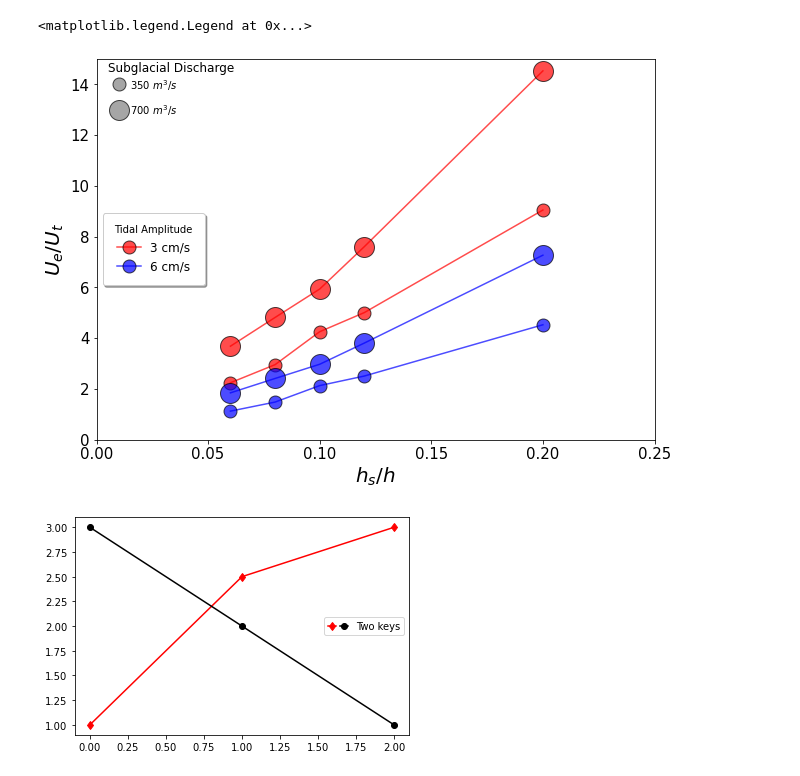
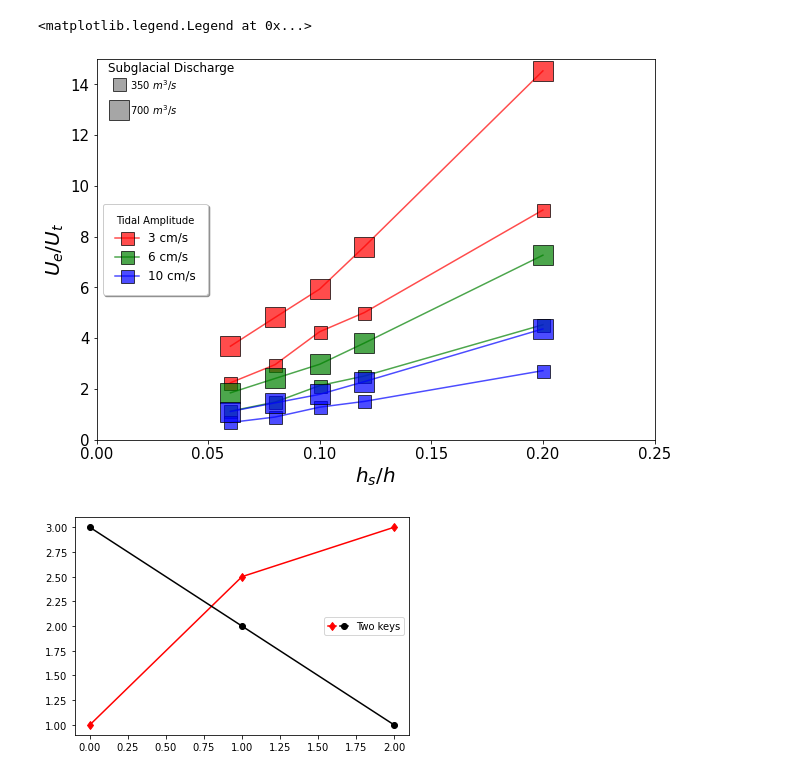
Before and after one commit to weiyangbao/Jupyter-Iceplume, a Jupyter notebook: ParameterSpace.ipynb, the cells around one changed output. Saved outputs shown, nothing was run; the diff lists cells and outputs as text; code cells hidden in the pictures.

```diff
--- a/ParameterSpace.ipynb
+++ b/ParameterSpace.ipynb
@@ -35,7 +35,7 @@ R
 # %%
 h = 150 # Maximum water column depth
 hs = np.array([9, 12, 15, 18, 30]) # Sill depth
-U0 = np.array([3, 6]) # Tidal current amplitude (cm/s) at OB
+U0 = np.array([3, 6, 10]) # Tidal current amplitude (cm/s) at OB
 Qsg = np.array([350, 700]) # Subglacial discharge
 T = 44714.16 # M2 tidal period
 
@@ -55,39 +55,41 @@ ax.set(xlim=(0, .25), ylim=(0, 15))
 #ax.set_ylim([0,15])
 #plt.axis('square')
 
 plt.xticks(fontsize=15)
 plt.yticks(fontsize=15)
 plt.xlabel(r'$h_s/h$', size=20, weight='bold')
 plt.ylabel(r'$U_e/U_t$', size=20, weight='bold')
 
 
 x_mark = [.01, .01]
 y_mark = [13, 14]
-plt.plot(x_mark[0],y_mark[0], marker='o', alpha=.7, ms=2*(7+3), color='grey', markeredgecolor='k')
-plt.plot(x_mark[1],y_mark[1], marker='o', alpha=.7, ms=2*(3.5+3), color='grey', markeredgecolor='k')
+plt.plot(x_mark[0],y_mark[0], marker='s', alpha=.7, ms=2*(7+3), color='grey', markeredgecolor='k')
+plt.plot(x_mark[1],y_mark[1], marker='s', alpha=.7, ms=2*(3.5+3), color='grey', markeredgecolor='k')
 plt.text(x_mark[0]+5e-3, y_mark[0]-0.2, '700 $m^3/s$', fontsize=10)
 plt.text(x_mark[1]+5e-3, y_mark[1]-0.2, '350 $m^3/s$', fontsize=10)
 ax.text(5e-3,14.5, r'Subglacial Discharge', size=12)
 
 
-p1, = plt.plot(hs/h,vr1[0,:], marker='o', alpha=.7, ms=2*(3.5+3), color='r', markeredgecolor='k', label='3')
-p2, = plt.plot(hs/h,vr1[1,:], marker='o', alpha=.7, ms=2*(3.5+3), color='b', markeredgecolor='k', label='6')
-p3, = plt.plot(hs/h,vr2[0,:], marker='o', alpha=.7, ms=2*(7+3), color='r', markeredgecolor='k', label='3')
-p4, = plt.plot(hs/h,vr2[1,:], marker='o', alpha=.7, ms=2*(7+3), color='b', markeredgecolor='k', label='6')
+p1, = plt.plot(hs/h,vr1[0,:], marker='s', alpha=.7, ms=2*(3.5+3), color='r', markeredgecolor='k', label='3')
+p2, = plt.plot(hs/h,vr1[1,:], marker='s', alpha=.7, ms=2*(3.5+3), color='g', markeredgecolor='k', label='6')
+p3, = plt.plot(hs/h,vr1[2,:], marker='s', alpha=.7, ms=2*(3.5+3), color='b', markeredgecolor='k', label='6')
+p4, = plt.plot(hs/h,vr2[0,:], marker='s', alpha=.7, ms=2*(7+3), color='r', markeredgecolor='k', label='3')
+p5, = plt.plot(hs/h,vr2[1,:], marker='s', alpha=.7, ms=2*(7+3), color='g', markeredgecolor='k', label='6')
+p6, = plt.plot(hs/h,vr2[2,:], marker='s', alpha=.7, ms=2*(7+3), color='b', markeredgecolor='k', label='6')
 
-ax.legend(([p1, p2]), ['3 cm/s', '6 cm/s'], fancybox=True, framealpha=1, shadow=True, borderpad=1,
+ax.legend(([p1, p2, p3]), ['3 cm/s', '6 cm/s', '10 cm/s'], fancybox=True, framealpha=1, shadow=True, borderpad=1,
               title='Tidal Amplitude', fontsize=12, loc='center left')
 #from matplotlib.legend_handler import HandlerLine2D, HandlerTuple
 #l = plt.legend([(p1, p2)], ['Two keys', ''], numpoints=1,
 #               handler_map={tuple: HandlerTuple(ndivide=None)})
 
 #ax.legend(loc='best', fontsize=12, title=r'$U_0(cm/s)$')
 #for i in range(len(files1)):
 #    Ff1, P1 = hydro_control(files1[i], Qf[i], Hs, xloc)
 #    Ff2, P2 = hydro_control(files2[i], Qf[i], Hs, xloc)
 #    plt.plot([P1],[Ff1], marker='o', alpha=.7, ms=2*(i+3), color='b', markeredgecolor='k')
 #    plt.plot([P2],[Ff2], marker='o', alpha=.7, ms=2*(i+3), color='r', markeredgecolor='k')
 # %% [output]
 <matplotlib.legend.Legend at 0x...>
-[figure, old version]
+[figure, new version]
 # %%
```
Also changed, not shown: parts of 1 cell of this notebook, 1 other file.
